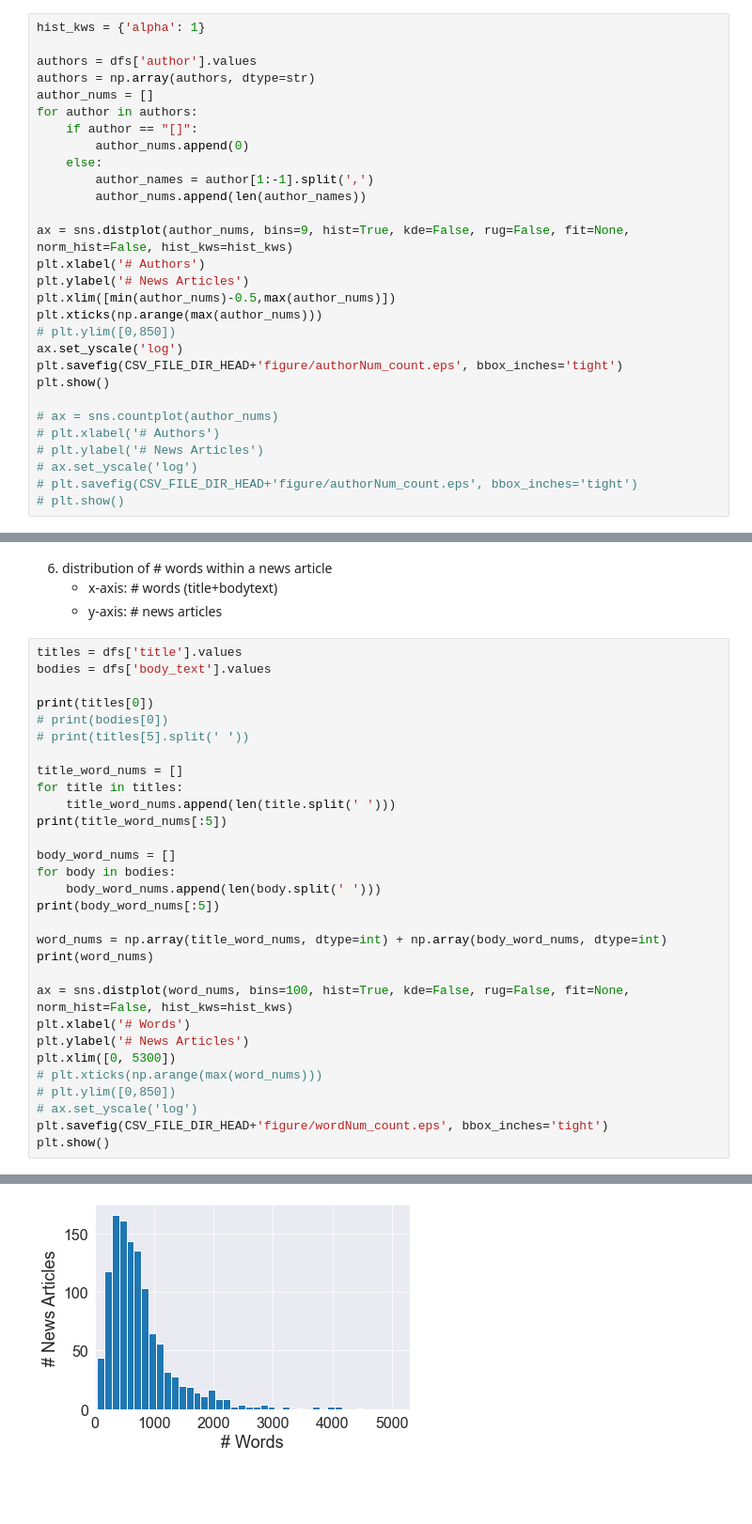
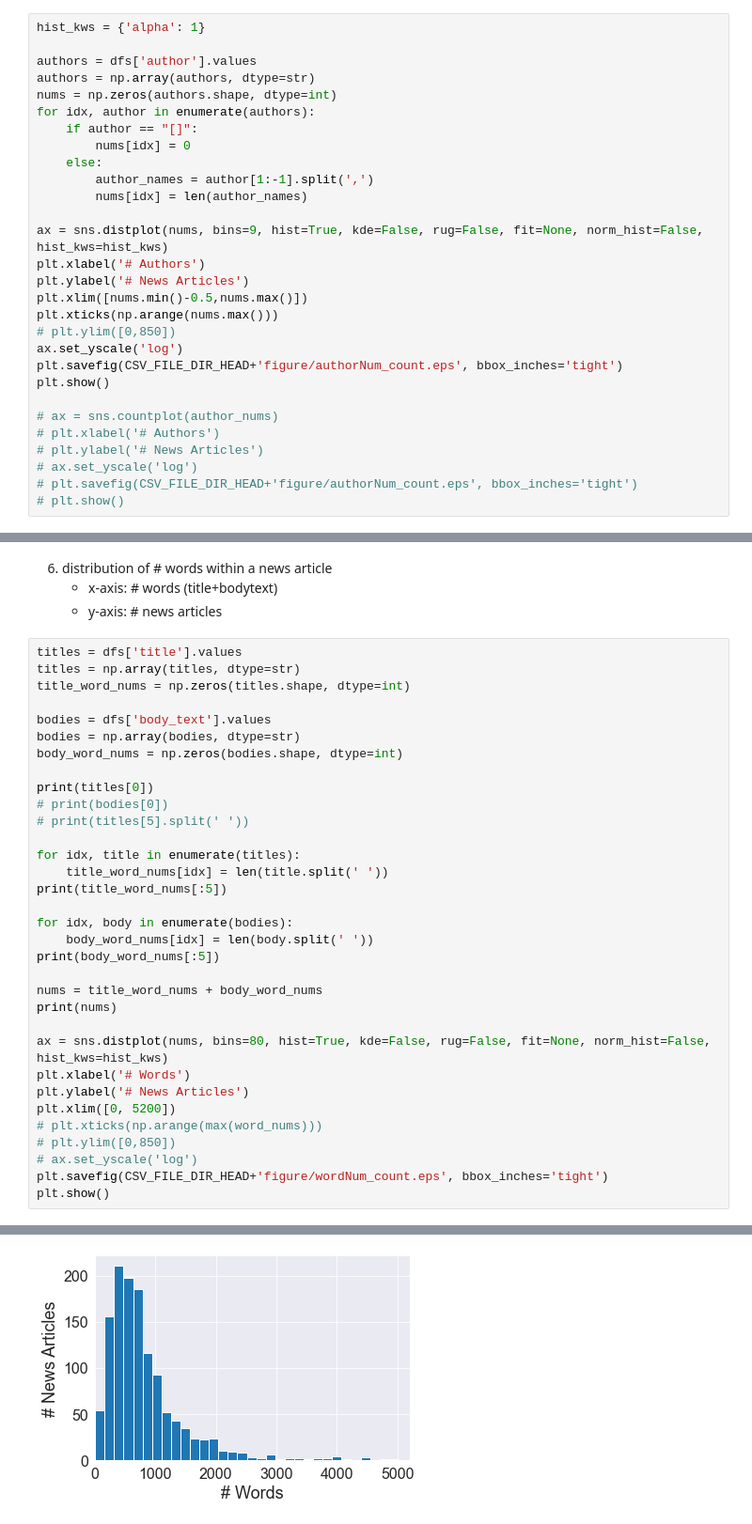
Before and after one commit to apurvamulay/ReCOVery, a Jupyter notebook: code/DataDistribution.ipynb, the cells around one changed output, grey strips where cells are left out. Shown: that part at 94% size. Cells and saved outputs as stored; diff of their text form; blank space fills up the shorter version.

```diff
--- a/code/DataDistribution.ipynb
+++ b/code/DataDistribution.ipynb
@@ -140,19 +176,19 @@ hist_kws = {'alpha': 1}
 
 authors = dfs['author'].values
 authors = np.array(authors, dtype=str)
-author_nums = []
-for author in authors:
+nums = np.zeros(authors.shape, dtype=int)
+for idx, author in enumerate(authors):
     if author == "[]":
-        author_nums.append(0)
+        nums[idx] = 0
     else:
         author_names = author[1:-1].split(',')
-        author_nums.append(len(author_names))
+        nums[idx] = len(author_names)
 
-ax = sns.distplot(author_nums, bins=9, hist=True, kde=False, rug=False, fit=None, norm_hist=False, hist_kws=hist_kws)
+ax = sns.distplot(nums, bins=9, hist=True, kde=False, rug=False, fit=None, norm_hist=False, hist_kws=hist_kws)
 plt.xlabel('# Authors')
 plt.ylabel('# News Articles')
-plt.xlim([min(author_nums)-0.5,max(author_nums)])
-plt.xticks(np.arange(max(author_nums)))
+plt.xlim([nums.min()-0.5,nums.max()])
+plt.xticks(np.arange(nums.max()))
 # plt.ylim([0,850])
 ax.set_yscale('log')
 plt.savefig(CSV_FILE_DIR_HEAD+'figure/authorNum_count.eps', bbox_inches='tight')
@@ -176,29 +212,32 @@ plt.show()
     - y-axis: # news articles
 # %%
 titles = dfs['title'].values
+titles = np.array(titles, dtype=str)
+title_word_nums = np.zeros(titles.shape, dtype=int)
+
 bodies = dfs['body_text'].values
+bodies = np.array(bodies, dtype=str)
+body_word_nums = np.zeros(bodies.shape, dtype=int)
 
 print(titles[0])
 # print(bodies[0])
 # print(titles[5].split(' '))
 
-title_word_nums = []
-for title in titles:
-    title_word_nums.append(len(title.split(' ')))
+for idx, title in enumerate(titles):
+    title_word_nums[idx] = len(title.split(' '))
 print(title_word_nums[:5])
 
-body_word_nums = []
-for body in bodies:
-    body_word_nums.append(len(body.split(' ')))
+for idx, body in enumerate(bodies):
+    body_word_nums[idx] = len(body.split(' '))
 print(body_word_nums[:5])
 
-word_nums = np.array(title_word_nums, dtype=int) + np.array(body_word_nums, dtype=int)
-print(word_nums)
+nums = title_word_nums + body_word_nums
+print(nums)
 
-ax = sns.distplot(word_nums, bins=100, hist=True, kde=False, rug=False, fit=None, norm_hist=False, hist_kws=hist_kws)
+ax = sns.distplot(nums, bins=80, hist=True, kde=False, rug=False, fit=None, norm_hist=False, hist_kws=hist_kws)
 plt.xlabel('# Words')
 plt.ylabel('# News Articles')
-plt.xlim([0, 5300])
+plt.xlim([0, 5200])
 # plt.xticks(np.arange(max(word_nums)))
 # plt.ylim([0,850])
 # ax.set_yscale('log')
@@ -212 +251 @@ Home offices are expensive: Study says most people didn't have one before corona
-[figure, old version]
+[figure, new version]
```
Also changed, not shown: parts of 7 cells of this notebook, 5 other files.
